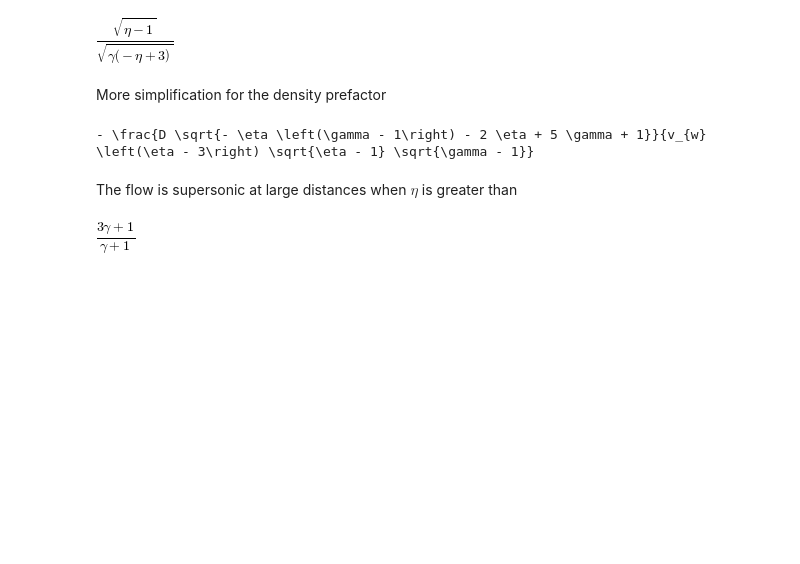
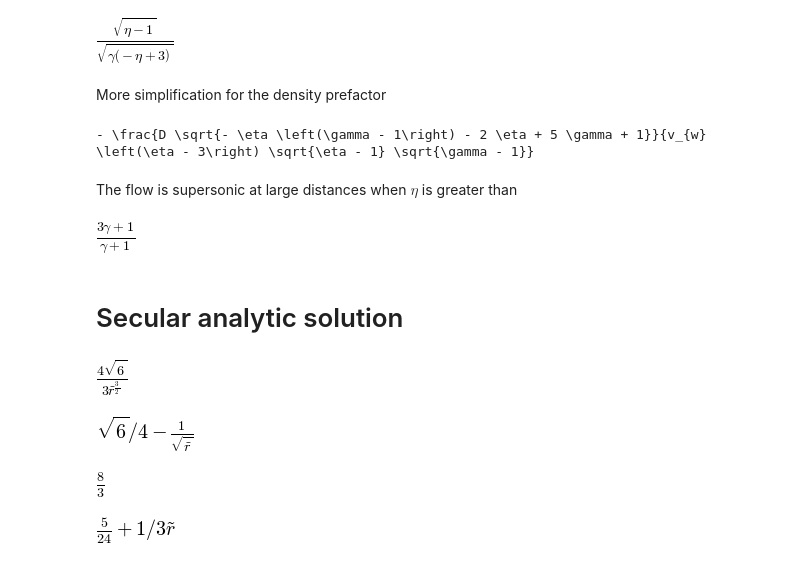
Before and after one commit to bolverk/generalised_bondi, a Jupyter notebook: generalised_bondi_point_mass.ipynb, the cells around one changed output. Cells and saved outputs as stored; diff of their text form; code cells hidden in the pictures; blank space fills up the shorter version.

Commit message:
derive secular analytic solution

```diff
--- a/generalised_bondi_point_mass.ipynb
+++ b/generalised_bondi_point_mass.ipynb
@@ -253,3 +253,43 @@ The flow is supersonic at large distances when $\eta$ is greater than
 sympy.solve(asymptotic_mach_number-1,eta)[0]
 # %% [output]
 [figure]
+# %% [markdown]
+# Secular analytic solution
+# %%
+temp = asymptotic_prefactors[0]/tilde_r**sympy.Rational(3,2)
+temp = temp.subs(gamma,sympy.Rational(5,3))
+temp = temp.subs(eta,sympy.Rational(5,2))
+secular_rho = temp/(D/v_w)
+secular_rho
+# %% [output]
+[figure, added]
+# %%
+temp = dimles_mass_conservation
+temp = temp.subs(tilde_rho(tilde_r), secular_rho)
+temp = temp.doit()
+temp = temp.subs(eta,sympy.Rational(5,2))
+temp = sympy.dsolve(temp,tilde_u(tilde_r))
+temp = temp.subs(sympy.Symbol('C1'),-1)
+secular_u = temp.rhs
+secular_u
+# %% [output]
+[figure, added]
+# %%
+secular_stagnation = sympy.solve(secular_u,tilde_r)[0]
+secular_stagnation
+# %% [output]
+[figure, added]
+# %%
+temp = integral_energy_conservation
+temp = temp.subs(tilde_u(tilde_r),secular_u)
+temp = temp.subs(tilde_r_st, secular_stagnation)
+temp = temp.subs(eta,sympy.Rational(5,2))
+temp = temp.subs(gamma,sympy.Rational(5,3))
+temp = sympy.solve(temp,tilde_c(tilde_r)**2)[0]
+temp = temp.subs(tilde_r,Q**2)
+temp = temp.simplify()
+temp = temp.subs(Q,sympy.sqrt(tilde_r))
+secular_c2 = temp
+secular_c2
+# %% [output]
+[figure, added]
```
Also changed, not shown: parts of 2 cells of this notebook.
